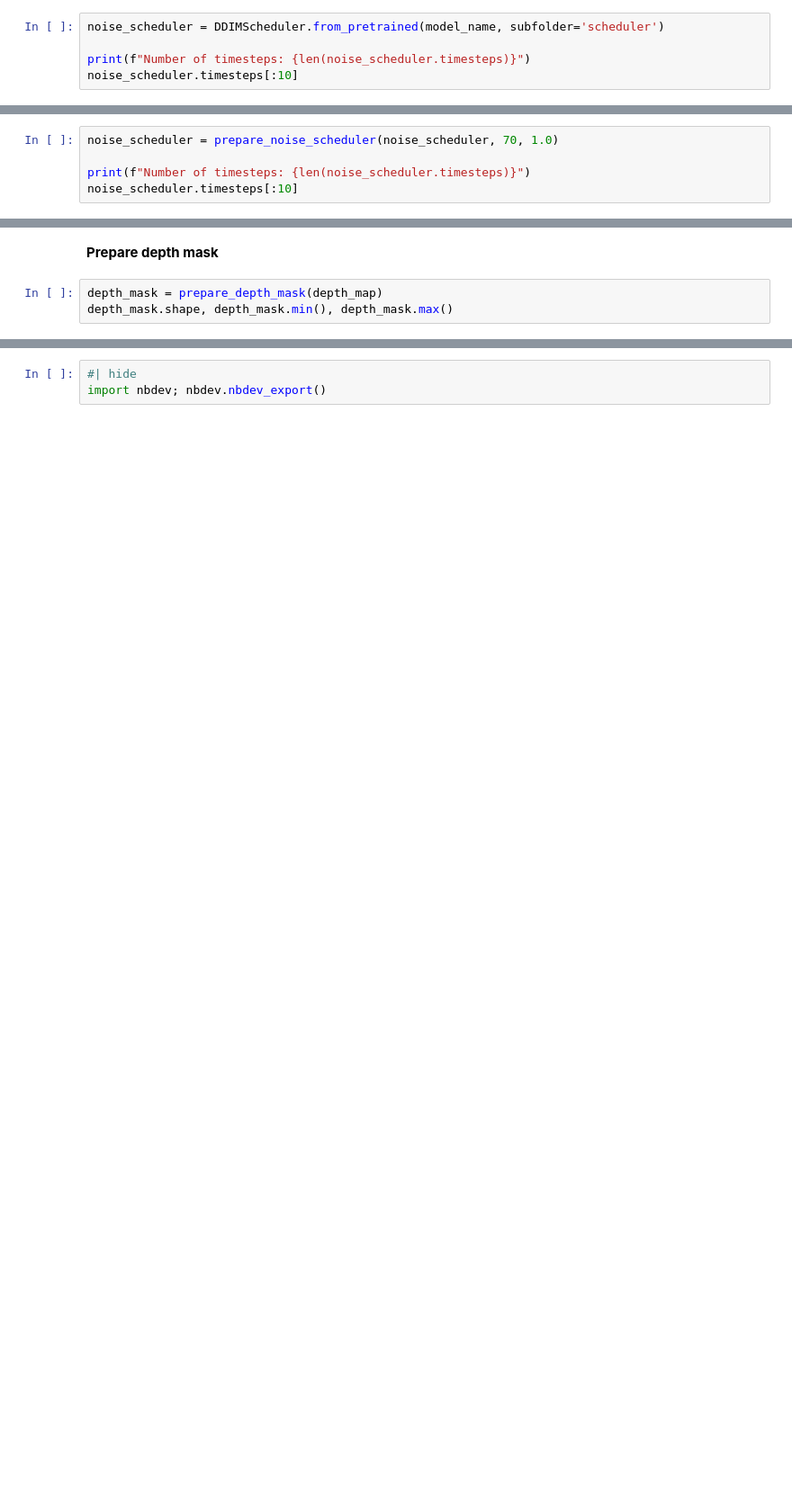
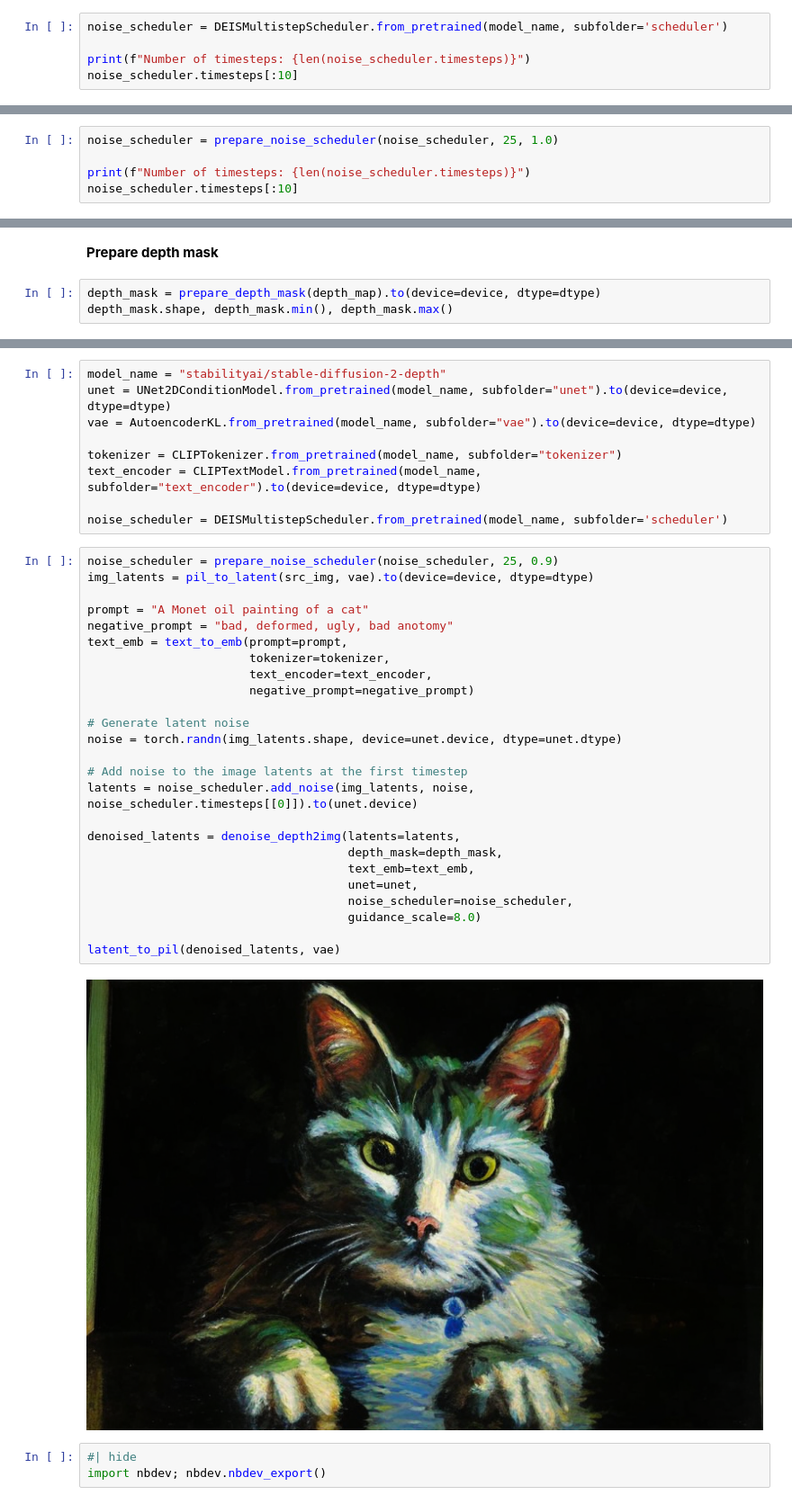
Before and after one commit to cj-mills/cjm-diffusers-utils, a Jupyter notebook: nbs/00_core.ipynb, the cells around one changed output, grey strips where cells are left out. Shown at 90% size. Drawn from its saved outputs; the diff is of its cells as text; blank space fills up the shorter version.

Commit message:
Add denoise_depth2img function.

```diff
--- a/nbs/00_core.ipynb
+++ b/nbs/00_core.ipynb
@@ -184,7 +192,7 @@ def prepare_noise_scheduler(noise_scheduler, # The noise scheduler object to be
 # %% [markdown]
 **Load noise scheduler**
 # %%
-noise_scheduler = DDIMScheduler.from_pretrained(model_name, subfolder='scheduler')
+noise_scheduler = DEISMultistepScheduler.from_pretrained(model_name, subfolder='scheduler')
 
 print(f"Number of timesteps: {len(noise_scheduler.timesteps)}")
 noise_scheduler.timesteps[:10]
@@ -194,7 +202,7 @@ tensor([999, 998, 997, 996, 995, 994, 993, 992, 991, 990])
 # %% [markdown]
 **Update noise scheduler**
 # %%
-noise_scheduler = prepare_noise_scheduler(noise_scheduler, 70, 1.0)
+noise_scheduler = prepare_noise_scheduler(noise_scheduler, 25, 1.0)
 
 print(f"Number of timesteps: {len(noise_scheduler.timesteps)}")
 noise_scheduler.timesteps[:10]
@@ -236,6 +244,6 @@ depth_map
 # %% [markdown]
 **Prepare depth mask**
 # %%
-depth_mask = prepare_depth_mask(depth_map)
+depth_mask = prepare_depth_mask(depth_map).to(device=device, dtype=dtype)
 depth_mask.shape, depth_mask.min(), depth_mask.max()
 # %% [output]
@@ -243,3 +292,39 @@ depth_mask.shape, depth_mask.min(), depth_mask.max()
+# %%
+model_name = "stabilityai/stable-diffusion-2-depth"
+unet = UNet2DConditionModel.from_pretrained(model_name, subfolder="unet").to(device=device, dtype=dtype)
+vae = AutoencoderKL.from_pretrained(model_name, subfolder="vae").to(device=device, dtype=dtype)
+
+tokenizer = CLIPTokenizer.from_pretrained(model_name, subfolder="tokenizer")
+text_encoder = CLIPTextModel.from_pretrained(model_name, subfolder="text_encoder").to(device=device, dtype=dtype)
+
+noise_scheduler = DEISMultistepScheduler.from_pretrained(model_name, subfolder='scheduler')
+# %%
+noise_scheduler = prepare_noise_scheduler(noise_scheduler, 25, 0.9)
+img_latents = pil_to_latent(src_img, vae).to(device=device, dtype=dtype)
+
+prompt = "A Monet oil painting of a cat"
+negative_prompt = "bad, deformed, ugly, bad anotomy"
+text_emb = text_to_emb(prompt=prompt,
+                       tokenizer=tokenizer,
+                       text_encoder=text_encoder,
+                       negative_prompt=negative_prompt)
+
+# Generate latent noise
+noise = torch.randn(img_latents.shape, device=unet.device, dtype=unet.dtype)
+
+# Add noise to the image latents at the first timestep
+latents = noise_scheduler.add_noise(img_latents, noise, noise_scheduler.timesteps[[0]]).to(unet.device)
+
+denoised_latents = denoise_depth2img(latents=latents,
+                                     depth_mask=depth_mask,
+                                     text_emb=text_emb,
+                                     unet=unet,
+                                     noise_scheduler=noise_scheduler,
+                                     guidance_scale=8.0)
+
+latent_to_pil(denoised_latents, vae)
+# %% [output]
+[figure, added]
 # %%
 #| hide
 import nbdev; nbdev.nbdev_export()
```
Also changed, not shown: parts of 10 cells of this notebook, 6 other files.
